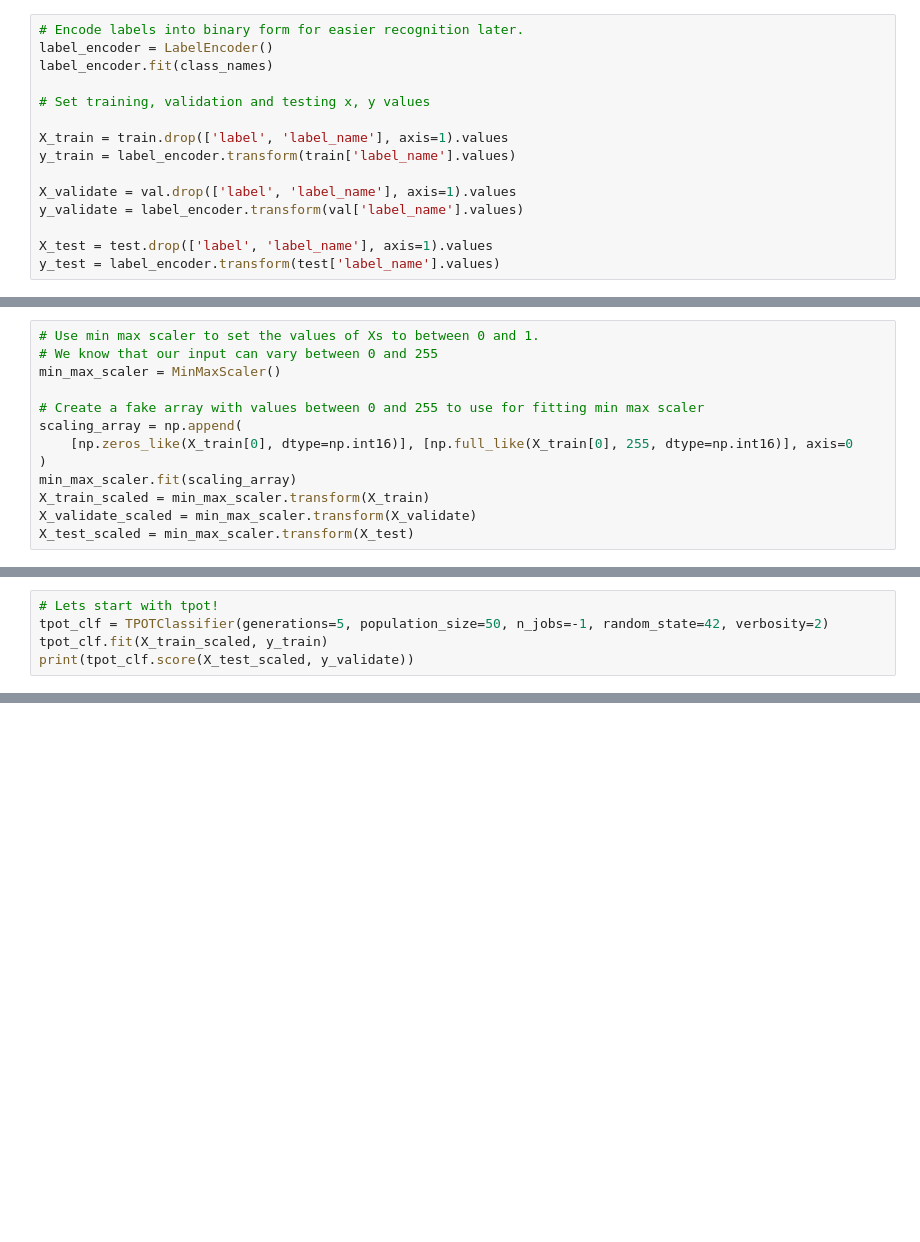
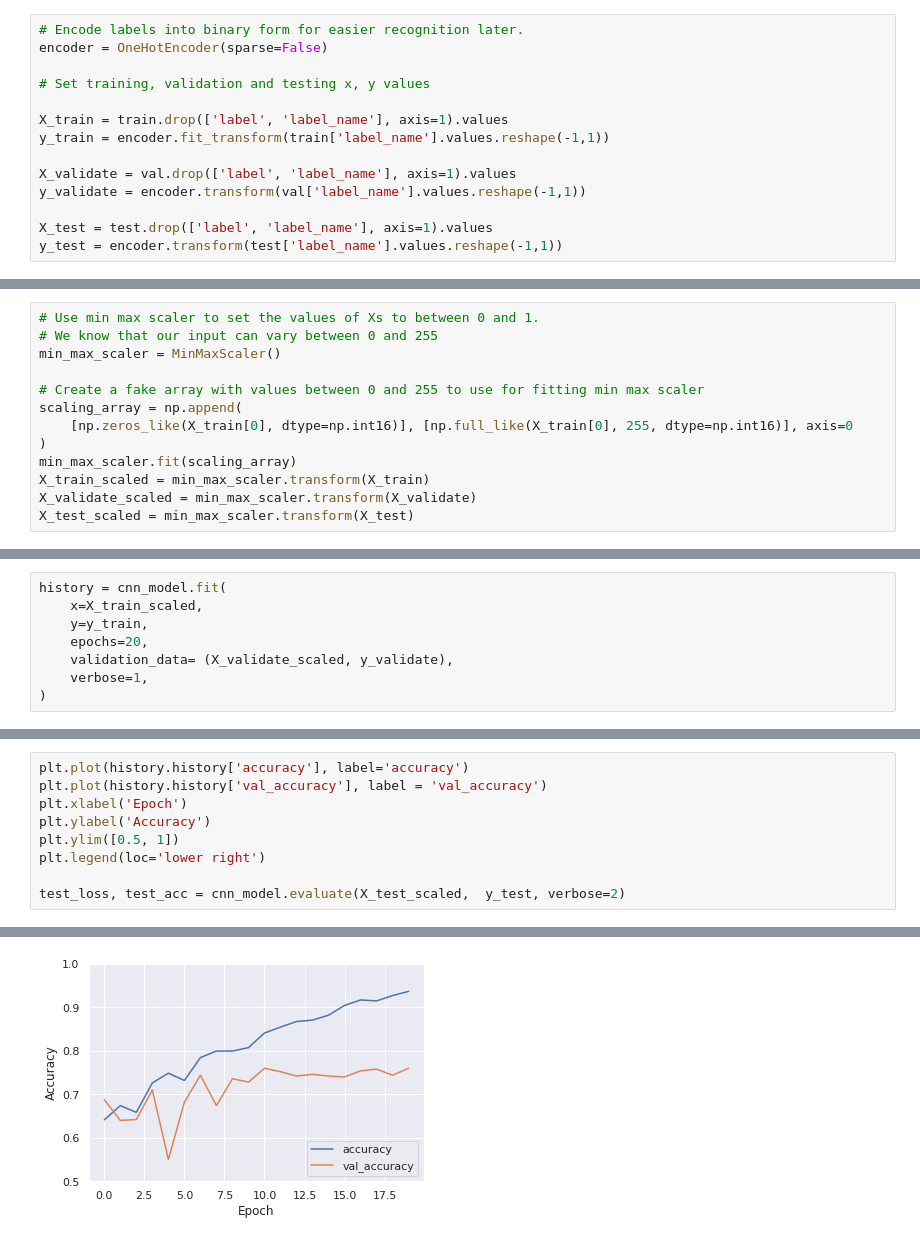
Before and after one commit to sharyar/CLFModelComparison, a Jupyter notebook: 03_ML_Notebooks/raw_comparision.ipynb, the cells around one changed output, grey strips where cells are left out. Cells and saved outputs as stored; diff of their text form; blank space fills up the shorter version.

Commit message:
feat: initial tests for convolutional networks completed

```diff
--- a/03_ML_Notebooks/raw_comparision.ipynb
+++ b/03_ML_Notebooks/raw_comparision.ipynb
@@ -73,19 +87,18 @@ plt.savefig('test_validation_training_intial_distribution.png')
 [figure]
 # %%
 # Encode labels into binary form for easier recognition later.
-label_encoder = LabelEncoder()
-label_encoder.fit(class_names)
+encoder = OneHotEncoder(sparse=False)
 
 # Set training, validation and testing x, y values
 
 X_train = train.drop(['label', 'label_name'], axis=1).values
-y_train = label_encoder.transform(train['label_name'].values)
+y_train = encoder.fit_transform(train['label_name'].values.reshape(-1,1))
 
 X_validate = val.drop(['label', 'label_name'], axis=1).values
-y_validate = label_encoder.transform(val['label_name'].values)
+y_validate = encoder.transform(val['label_name'].values.reshape(-1,1))
 
 X_test = test.drop(['label', 'label_name'], axis=1).values
-y_test = label_encoder.transform(test['label_name'].values)
+y_test = encoder.transform(test['label_name'].values.reshape(-1,1))
 # %%
 # Important Sanity Checks:
 
@@ -139,8 +152,3 @@ for i in range(4):
 plt.savefig('Image Distributions.png')
 # %% [output]
 [figure]
-# %%
-# Lets start with tpot!
-tpot_clf = TPOTClassifier(generations=5, population_size=50, n_jobs=-1, random_state=42, verbosity=2)
-tpot_clf.fit(X_train_scaled, y_train)
-print(tpot_clf.score(X_test_scaled, y_validate))
@@ -157,0 +214,8 @@ tpot.export('tpot_colorectal_histology_pipeline.py')
+# %%
+history = cnn_model.fit(
+    x=X_train_scaled,
+    y=y_train,
+    epochs=20,
+    validation_data= (X_validate_scaled, y_validate),
+    verbose=1,
+)
@@ -157,0 +240,10 @@ tpot.export('tpot_colorectal_histology_pipeline.py')
+# %%
+plt.plot(history.history['accuracy'], label='accuracy')
+plt.plot(history.history['val_accuracy'], label = 'val_accuracy')
+plt.xlabel('Epoch')
+plt.ylabel('Accuracy')
+plt.ylim([0.5, 1])
+plt.legend(loc='lower right')
+
+test_loss, test_acc = cnn_model.evaluate(X_test_scaled,  y_test, verbose=2)
+# %% [output]
@@ -157,0 +251 @@ tpot.export('tpot_colorectal_histology_pipeline.py')
+[figure, added]
```
Also changed, not shown: parts of 17 cells of this notebook, 1 other file.
